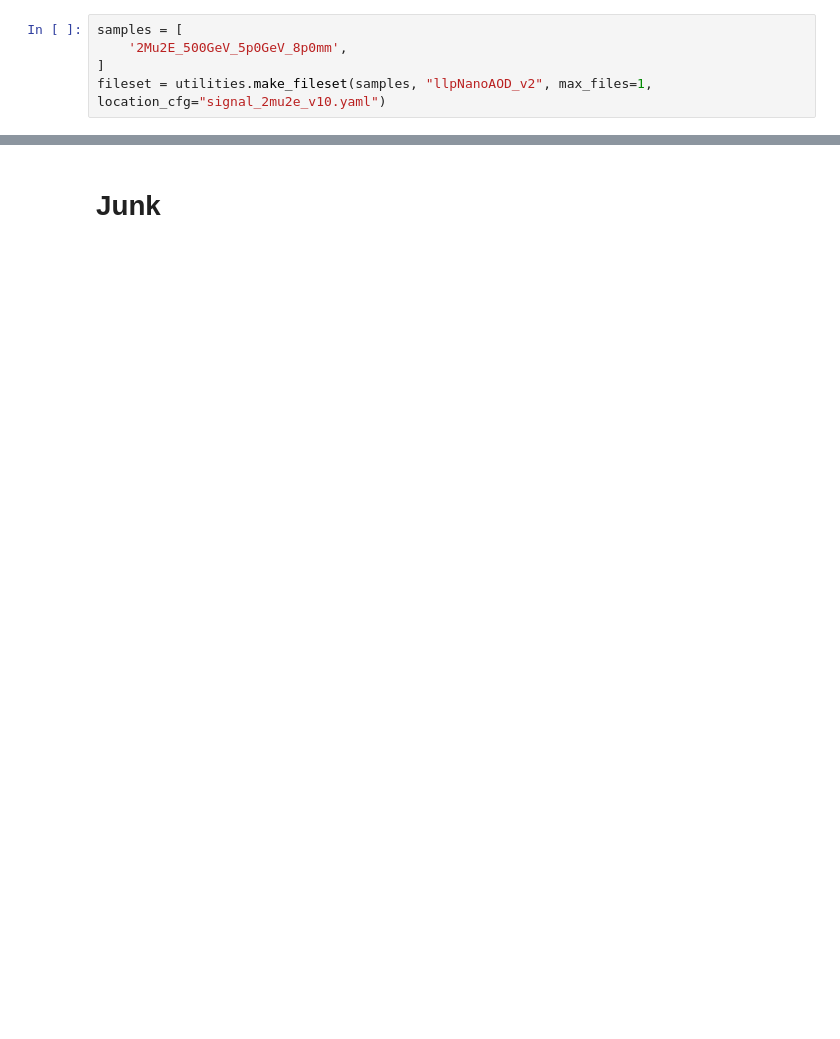
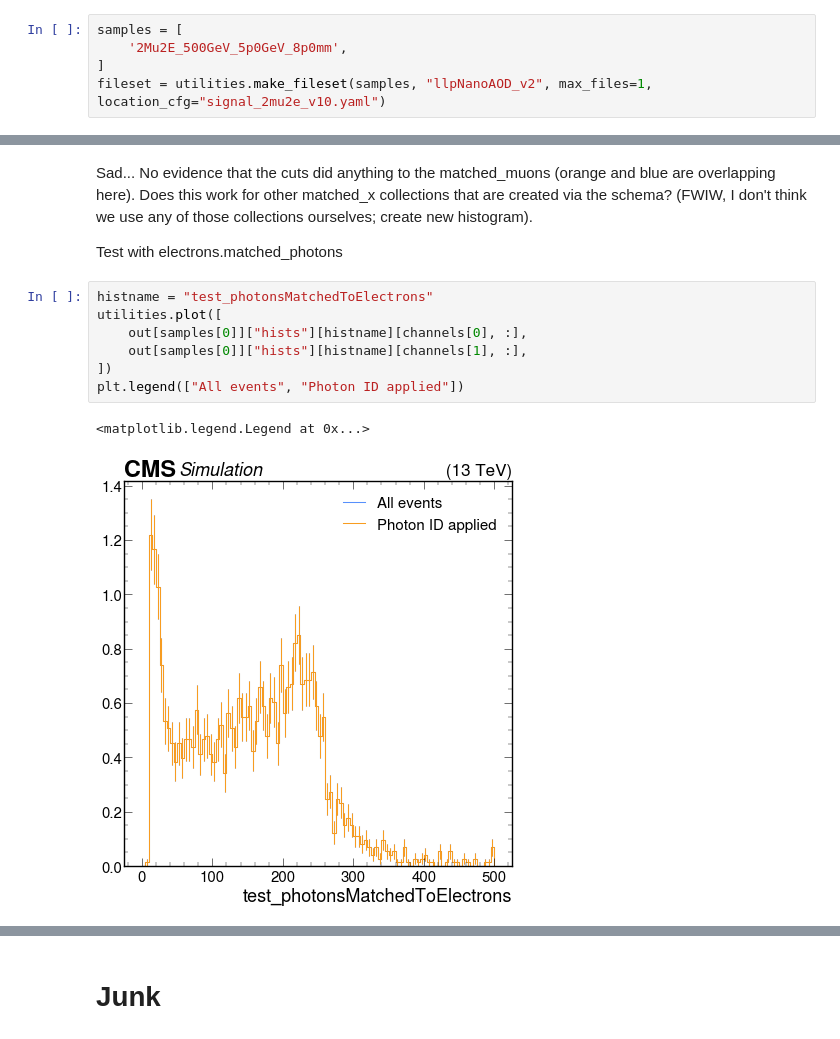
Before and after one commit to areinsvo/SIDM, a Jupyter notebook: sidm/test_notebooks/test_llpnanoaodschema.ipynb, the cells around one changed output, grey strips where cells are left out. Drawn from its saved outputs; the diff is of its cells as text; blank space fills up the shorter version.

```diff
--- a/sidm/test_notebooks/test_llpnanoaodschema.ipynb
+++ b/sidm/test_notebooks/test_llpnanoaodschema.ipynb
@@ -202,0 +262,14 @@ Applying muons looseID
+# %% [markdown]
+Sad... No evidence that the cuts did anything to the matched_muons (orange and blue are overlapping here). Does this work for other matched_x collections that are created via the schema? (FWIW, I don't think we use any of those collections ourselves; create new histogram).
+
+Test with electrons.matched_photons
+# %%
+histname = "test_photonsMatchedToElectrons"
+utilities.plot([
+    out[samples[0]]["hists"][histname][channels[0], :],
+    out[samples[0]]["hists"][histname][channels[1], :],
+])
+plt.legend(["All events", "Photon ID applied"])
+# %% [output]
+<matplotlib.legend.Legend at 0x...>
+[figure, added]
```
Also changed, not shown: parts of 31 cells of this notebook, 7 other files.
